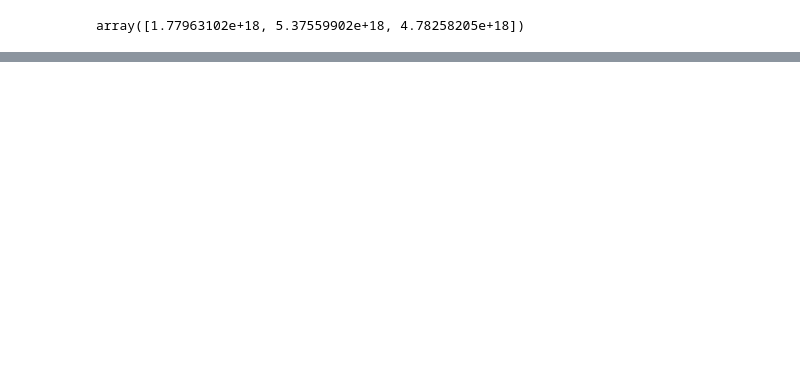
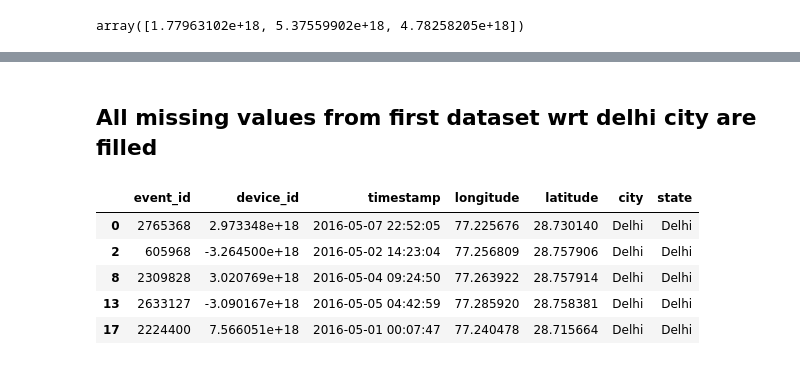
Before and after one commit to ShubhamCJagtap/Capstone_Project_1_EDA, a Jupyter notebook: Delhi_dataset_analysis.ipynb, the cells around one changed output, grey strips where cells are left out. Drawn from its saved outputs; the diff is of its cells as text; code cells hidden in the pictures; blank space fills up the shorter version.

```diff
--- a/Delhi_dataset_analysis.ipynb
+++ b/Delhi_dataset_analysis.ipynb
@@ -156,0 +248,5 @@ id,lat,lon
+# %%
+lst_id_lon = []
+for i in device_id_missing_lon:
+  a = df_cities[(df_cities['device_id'].isna()==False)&(df_cities['longitude']==i)][['device_id','longitude','latitude']].value_counts()
+  lst_id_lon.append(a.index.values)
@@ -156,0 +262,5 @@ id,lat,lon
+# %%
+lst_id_lat = []
+for i in device_id_missing_lat:
+  a = df_cities[(df_cities['device_id'].isna()==False)&(df_cities['latitude']==i)][['device_id','longitude','latitude']].value_counts()
+  lst_id_lat.append(a.index.values)
@@ -156,0 +276,8 @@ id,lat,lon
+# %%
+id_lat = []
+lat_lat = []
+lon_lat = []
+for j in lst_id_lat:
+  id_lat.append(j[0][0])
+  lon_lat.append(j[0][1])
+  lat_lat.append(j[0][2])
@@ -156,0 +324,3 @@ id,lat,lon
+# %%
+for i in range(0,len(id_lat)):
+  df_cities.loc[(df_cities['latitude']==lat_lat[i])&(np.isnan(df_cities['device_id'])),'device_id'] = id_lat[i]
@@ -156,0 +338,11 @@ id,lat,lon
+# %% [markdown]
+## All missing values from first dataset wrt delhi city are filled
+# %%
+df_cities.head()
+# %% [output]
+|  | event_id | device_id | timestamp | longitude | latitude | city | state |
+| 0 | 2765368 | 2.973348e+18 | 2016-05-07 22:52:05 | 77.225676 | 28.730140 | Delhi | Delhi |
+| 2 | 605968 | -3.264500e+18 | 2016-05-02 14:23:04 | 77.256809 | 28.757906 | Delhi | Delhi |
+| 8 | 2309828 | 3.020769e+18 | 2016-05-04 09:24:50 | 77.263922 | 28.757914 | Delhi | Delhi |
+| 13 | 2633127 | -3.090167e+18 | 2016-05-05 04:42:59 | 77.285920 | 28.758381 | Delhi | Delhi |
+| 17 | 2224400 | 7.566051e+18 | 2016-05-01 00:07:47 | 77.240478 | 28.715664 | Delhi | Delhi |
```
Also changed, not shown: parts of 22 cells of this notebook.
